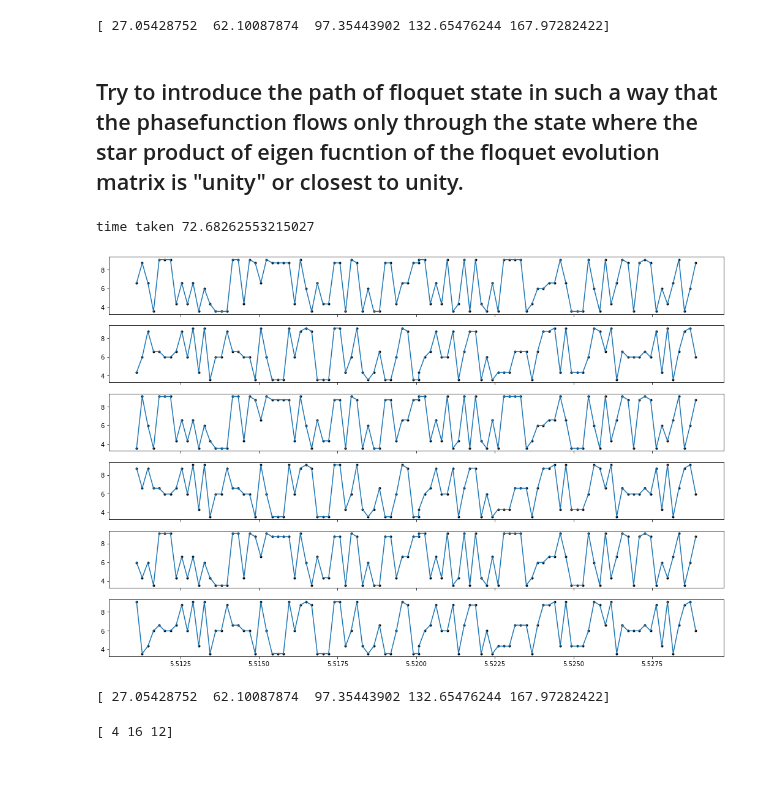
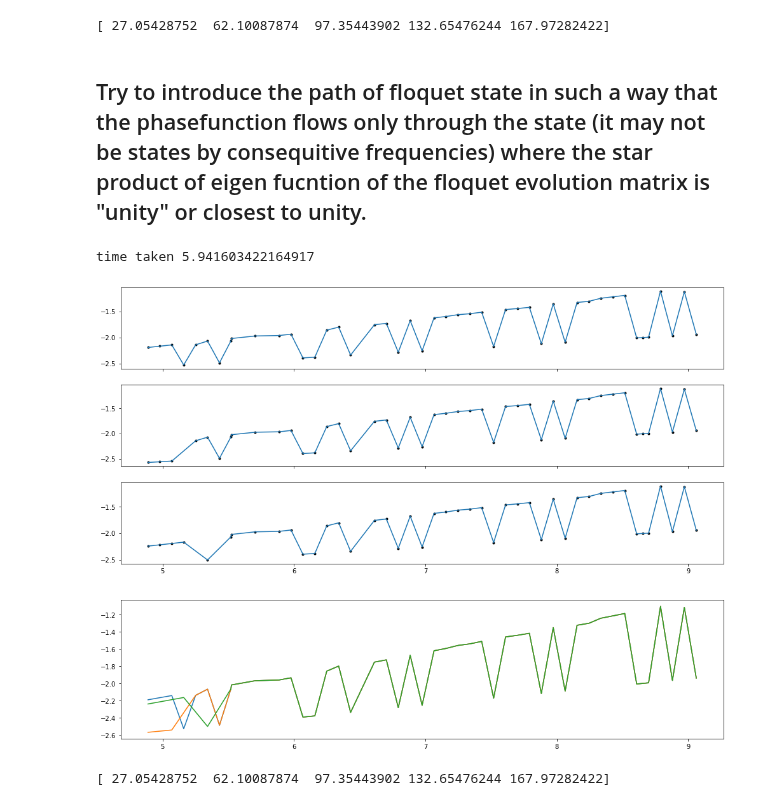
Before and after one commit to SuperStarCZ/floquet_theory, a Jupyter notebook: floquet_mfd__specific_path.ipynb, the cells around one changed output. Cells and saved outputs as stored; diff of their text form; code cells hidden in the pictures; blank space fills up the shorter version.

```diff
--- a/floquet_mfd__specific_path.ipynb
+++ b/floquet_mfd__specific_path.ipynb
@@ -700,7 +700,7 @@ print(h)
 # %% [output]
 [ 27.05428752  62.10087874  97.35443902 132.65476244 167.97282422]
 # %% [markdown]
-## Try to introduce the path of floquet state in such a way that the phasefunction flows only through the state where the star product of eigen fucntion of the floquet evolution matrix is "unity" or closest to unity.
+## Try to introduce the path of floquet state in such a way that the phasefunction flows only through the state (it may not be states by consequitive frequencies) where the star product of eigen fucntion of the floquet evolution matrix is "unity" or closest to unity.
 # %%
 ## cosp is taken one by one comumn and the q's are all taken in summation to get the Hamiltoian
 
@@ -713,12 +713,12 @@ import math
 
 start = time.time()
 
-N = 6
+N = 3
 h0 = 0.1
-tsteps = 100                        # number of increment in time
-hsteps = 1000                        # number of increment in h
-hss = np.linspace(62.0,62.2,tsteps)
-hbssl = 62.10087874
+tsteps = 50                        # number of increment in time
+hsteps = 50                        # number of increment in h
+hss = np.linspace(55.0,105.0,hsteps)
+hbssl = np.array([62.10087874, 97.35443902])
 hs = np.sort(np.hstack((hss,hbssl)))
 qs = np.linspace(-0.5, 0.5, N)
 omega = 45.0
@@ -740,7 +740,8 @@ photoname = "n_" + str(N) + "_mfd_bessel_floquet_path_bessel1.jpeg"
 sig_x = np.array([[1,0],[0,1]])
 sig_z = np.array([[0,-1j],[1j,0]])
 
-fig, axs = plt.subplots(N, 1, sharex='col', figsize=(18,12))
+fig, axs = plt.subplots(N, 1, sharex='col', figsize=(17,8))
+fig, axs1 = plt.subplots(1, 1, sharex='col', figsize=(17,4))
 
 class Periodic_Lattice(np.ndarray):
     def __new__(cls, input_array, lattice_spacing=None):
@@ -820,44 +821,40 @@ if __name__ == '__main__':
 
         evals, evecs0 = eig(floqEvolution_mat)
         evecs = np.asarray(list(map(lambda x :x/np.linalg.norm(x),evecs0)))
         phasefunc = (1j * np.log(evals[nn]))/T
         evecs_path = evecs[nn]
         phasefunc_path.append(phasefunc.real)
         ww.append(hs[0])
 
         # calculate for rest of the "h"
         for cc, h in enumerate(hs[1:len(hs)]):
             floqEvolution_mat = np.zeros((N,N)) + 1j * np.zeros((N,N))
             for mm in np.arange(N):
                 psi0 = periodic_psi[mm]
                 cosp = cospsi[mm]
                 psi_t = odeintw(floq_func,psi0,t,args=(h,h0,w,cosp))
                 floqEvolution_mat[mm] = psi_t[tsteps-1]
-            evals, evecs = eig(floqEvolution_mat)
-            evecs = np.asarray(list(map(lambda x :x/np.linalg.norm(x),evecs)))
+            evals, evecs0 = eig(floqEvolution_mat)
+            evecs = np.asarray(list(map(lambda x :x/np.linalg.norm(x),evecs0)))
             prob = np.asarray(list(map(lambda x:np.dot(np.conjugate(evecs_path).T,x),evecs)))
             for i,pr in enumerate(prob):
-                if (pr.real ==np.max(prob.real)):
+                if (pr.real > 0.5):
                     pp = i
                     evecs_path = evecs[pp]
                     phasefunc = (1j * np.log(evals[pp]))/T
                     phasefunc_path.append(phasefunc.real)
                     ww.append(h)
                     break
 
         axs[nn].plot(4*np.sort(np.asarray(ww))/w,phasefunc_path,label = labelname)
         axs[nn].scatter(4*np.sort(np.asarray(ww))/w,phasefunc_path,color='black', marker='.')
+        axs1.plot(4*np.sort(np.asarray(ww))/w,phasefunc_path,label = labelname)
         phasefunc_path,ww = [],[]
-        #plt.plot(4*np.sort(np.asarray(ww))/w,phasefunc_path,label = labelname)
-        #plt.scatter(4*np.sort(np.asarray(ww))/w,phasefunc_path,label = labelname)
-        #plt.scatter(4*hs/w,phasefunc_path,color='black', marker='.')
-    #plt.grid()
     print('time taken',time.time()-start)
-    #plt.savefig('n10_mfd_floquet.jpeg',dpi=500)
-    #plt.show()
 # %% [output]
-time taken 72.68262553215027
+time taken 5.941603422164917
-[figure, old version]
+[figure, new version]
+[figure, added]
 # %%
 # range of h
 
@@ -868,8 +865,3 @@ h = bessel_roots * omega/4
 print(h)
 # %% [output]
 [ 27.05428752  62.10087874  97.35443902 132.65476244 167.97282422]
-# %%
-a = np.array([1,4,3])
-print(np.dot(4,a))
-# %% [output]
-[ 4 16 12]
```
